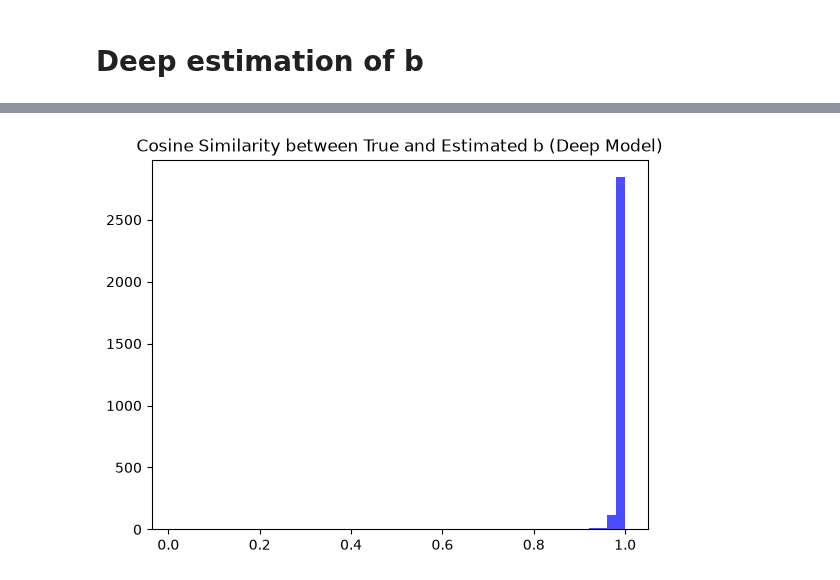
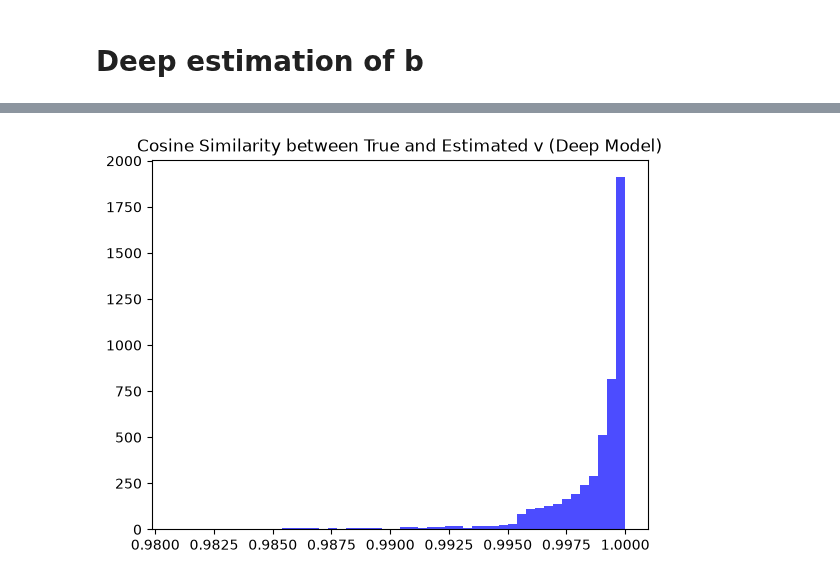
Before and after one commit to Gwendal-Debaussart/Finsler-Embedding, a Jupyter notebook: estimating_b.ipynb, the cells around one changed output, grey strips where cells are left out. Saved outputs shown, nothing was run; the diff lists cells and outputs as text; code cells hidden in the pictures.

```diff
--- a/estimating_b.ipynb
+++ b/estimating_b.ipynb
@@ -86,6 +67,7 @@ bounds = get_bounds(X, margin=0.2)
 base_cometric = IdentityCoMetric().to(device)
 
 omega_true = RoundOmega(base_cometric, freq=1.0)
+omega_true = ConstantOmega(base_cometric)
 
 randers_metric = RandersMetrics(
     base_cometric=base_cometric,
@@ -499,40 +232,5 @@ plt.show()
 # %% [markdown]
 # Deep estimation of b
-# %%
-class V_estimator(torch.nn.Module):
-    def __init__(self, hidden_dims:list[int], dim:int=2):
-        super().__init__()
-        self.hidden_dims = hidden_dims
-        self.dim = dim
-        layers = []
-        input_dim = dim
-        for h_dim in hidden_dims:
-            layers.append(torch.nn.Linear(input_dim, h_dim))
-            layers.append(torch.nn.SiLU())
-            input_dim = h_dim
-        layers.append(torch.nn.Linear(input_dim, dim))
-        self.model = torch.nn.Sequential(*layers)
-
-    def forward(self, x: torch.Tensor) -> torch.Tensor:
-        return self.model(x)
-
-class OmegaFromV(torch.nn.Module):
-    def __init__(self, v_estimator: V_estimator, cometric: CoMetric):
-        super().__init__()
-        self.v_estimator = v_estimator
-        self.cometric = cometric
-
-    def forward(self, x: torch.Tensor) -> torch.Tensor:
-        v_x = self.v_estimator(x)
-        v_norm = self.cometric.metric(x, v_x)
-        A_x = self.cometric.metric_tensor(x)
-        if self.cometric.is_diag:
-            Av = torch.einsum("...i,...i->...i", A_x, v_x)
-        else:
-            Av = torch.einsum("...ij,...j->...i", A_x, v_x)
-        denom = 1 + (1+ 4*v_norm**2).sqrt()
-        omega_x = 2*Av / denom.unsqueeze(-1)
-        return omega_x
 # %%
 v_model = V_estimator(hidden_dims=[64, 64], dim=2).to(device)
 omega_model = OmegaFromV(v_estimator=v_model, cometric=base_cometric).to(device)
@@ -567,3 +246,4 @@ plt.yscale("log")
 # %%
+v_hat_deep = v_model(X).detach()
 b_hat_deep = omega_model(X).detach()
 # %%
@@ -599,8 +253,8 @@ plt.tight_layout()
 # %%
 cosim = torch.nn.CosineSimilarity(dim=1, eps=1e-6)
-cosine_similarity_deep = cosim(b_true, b_hat_deep)
+cosine_similarity_deep = cosim(v_hat_deep, v_true)
 plt.hist(cosine_similarity_deep.cpu().detach().numpy(), bins=50, color='blue', alpha=0.7)
-plt.title("Cosine Similarity between True and Estimated b (Deep Model)")
+plt.title("Cosine Similarity between True and Estimated v (Deep Model)")
 plt.show()
 # %% [output]
-[figure, old version]
+[figure, new version]
```
Also changed, not shown: parts of 28 cells of this notebook, 5 other files.
